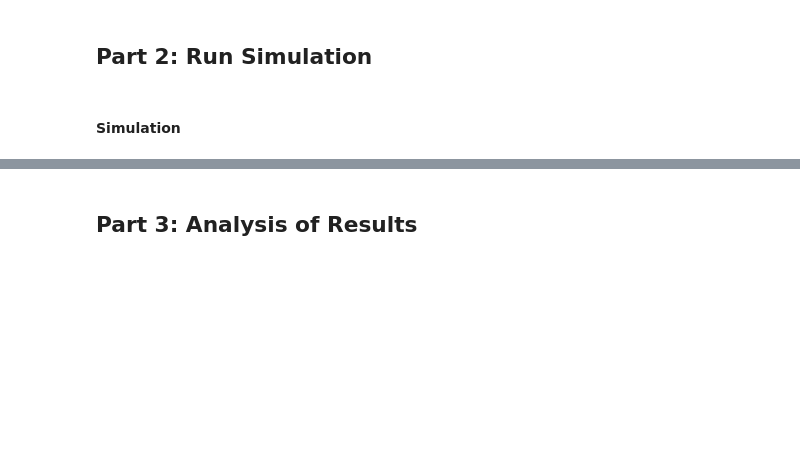
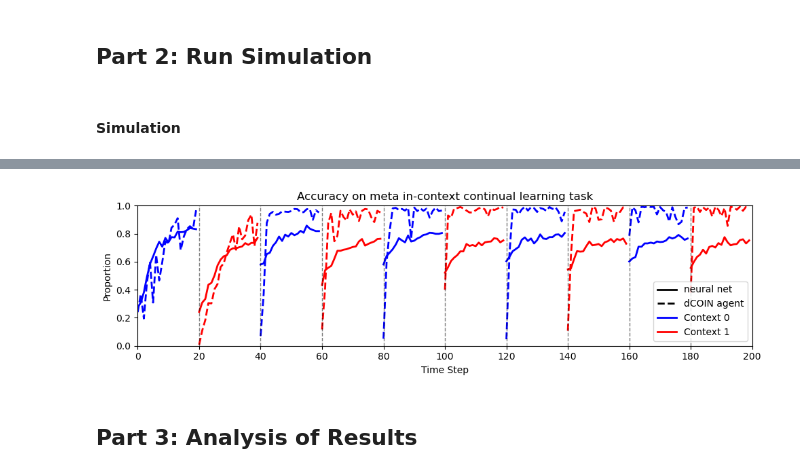
Before and after one commit to YoujingYu99/CCAB, a Jupyter notebook: mcl_jcrp.ipynb, the cells around one changed output, grey strips where cells are left out. Saved outputs shown, nothing was run; the diff lists cells and outputs as text; code cells hidden in the pictures; blank space fills up the shorter version.

```diff
--- a/mcl_jcrp.ipynb
+++ b/mcl_jcrp.ipynb
@@ -224,0 +35,9 @@ env = ExperimentalEnvCRP(
+# %%
+mcl_results_path = Path("mcl_results")
+results_folder = (
+    mcl_results_path
+    / "prepost_static_ys_one_h_init_meta_no_y_init_rho_dim_1_removed"
+    / "fourth_pass_sim"
+)
+results_dcoin_folder = results_folder / "dCOIN" / "cab"
+results_dcoin_folder.mkdir(parents=True, exist_ok=True)
@@ -447,2 +203,78 @@ plt.show()
+# %%
+from scipy.ndimage import gaussian_filter1d
+
+
+def smooth(result):
+    return gaussian_filter1d(result, sigma=1.5)
+
+
+smooth_plot = False
+# %%
+acc = np.loadtxt(results_folder / "acc")
+
+plt.figure(figsize=(10, 3))
+
+for start in range(0, T, ctx_length):
+    end = min(start + ctx_length, T)
+    duration = np.arange(start, end)
+
+    # Alternate blue/red by context
+    color = "blue" if (start // ctx_length) % 2 == 0 else "red"
+
+    # Task: dashed
+    if smooth_plot:
+        task = smooth(proportion_optimal_mean[start:end])
+        acc_tmp = smooth(acc[start:end])
+    else:
+        task = proportion_optimal_mean[start:end]
+        acc_tmp = acc[start:end]
+    plt.plot(
+        duration,
+        task,
+        color=color,
+        linestyle="--",
+        linewidth=2,
+    )
+
+    # Agent accuracy: solid
+    plt.plot(
+        duration,
+        acc_tmp,
+        color=color,
+        linestyle="-",
+        linewidth=2,
+    )
+
+    # Task switch
+    if start > 0:
+        plt.axvline(
+            start,
+            color="black",
+            linestyle="--",
+            linewidth=1,
+            alpha=0.5,
+        )
+
+plt.title("Accuracy on meta in-context continual learning task")
+plt.xlabel("Time Step")
+plt.ylabel("Proportion")
+plt.ylim(0, 1)
+plt.xlim(0, T)
+plt.xticks(range(0, T + 1, ctx_length))
+
+# Legend: line styles
+plt.plot([], [], color="black", linestyle="-", linewidth=2, label="neural net")
+plt.plot([], [], color="black", linestyle="--", linewidth=2, label="dCOIN agent")
+
+
+# Legend: contexts
+plt.plot([], [], color="blue", linewidth=2, label="Context 0")
+plt.plot([], [], color="red", linewidth=2, label="Context 1")
+
+plt.legend()
+plt.tight_layout()
+plt.show()
+# %% [output]
+[figure, added]
 # %% [markdown]
 ## Part 3: Analysis of Results
```
Also changed, not shown: parts of 19 cells of this notebook, 8 other files.
